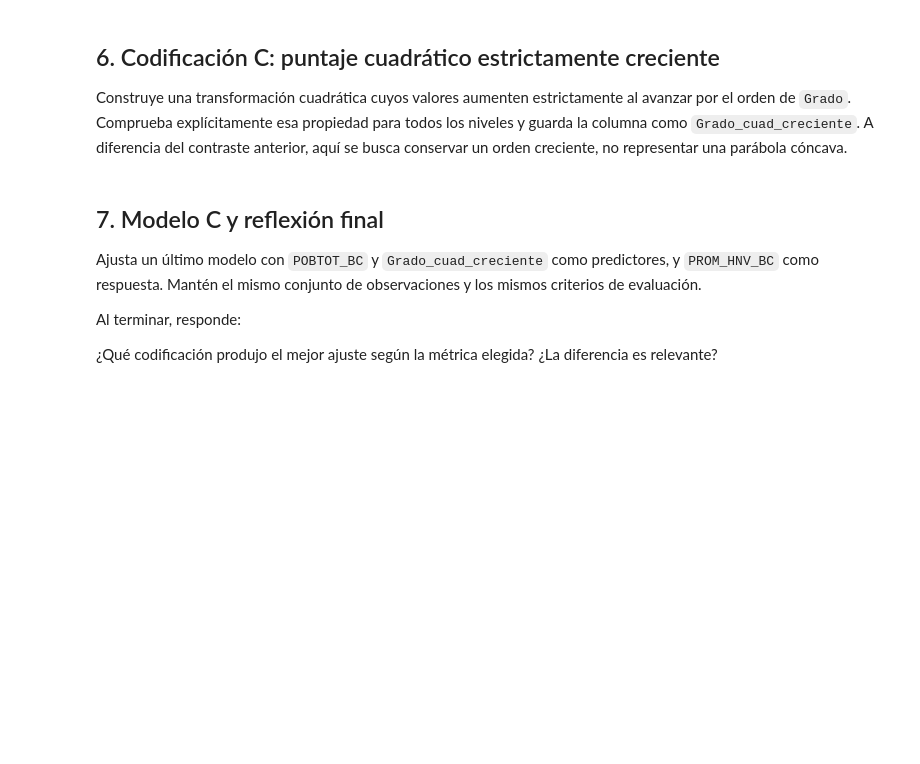
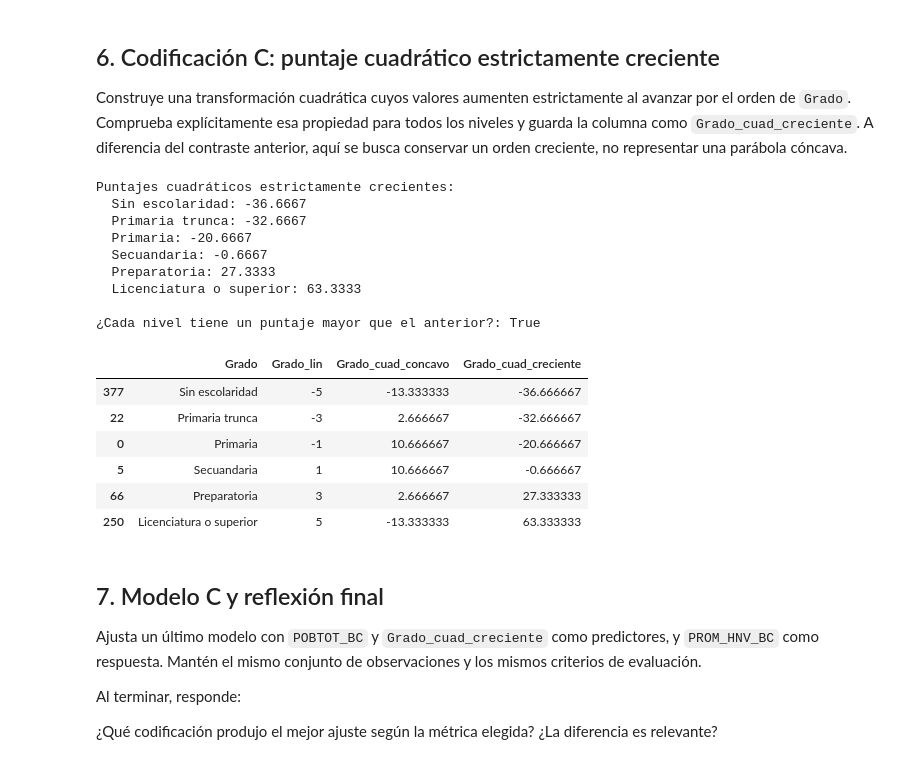
Before and after one commit to Santiago-CS/Procesamiento-de-datos, a Jupyter notebook: Modulo II/Actividad8_Codificacion_Variables_Categóricas_Ordinales.ipynb, the cells around one changed output. Saved outputs shown, nothing was run; the diff lists cells and outputs as text; code cells hidden in the pictures; blank space fills up the shorter version.

```diff
--- a/Modulo II/Actividad8_Codificacion_Variables_Categóricas_Ordinales.ipynb
+++ b/Modulo II/Actividad8_Codificacion_Variables_Categóricas_Ordinales.ipynb
@@ -83,3 +262,41 @@ Construye una transformación cuadrática cuyos valores aumenten estrictamente a
+# %%
+# Usando el polinomio cuadrático visto en 3.6 (a0 + a1*i + a2*i**2), elegimos a2 = 1 y a1 = 10
+# para que los valores aumenten estrictamente al avanzar por X_grado = [-5, -3, -1, 1, 3, 5]
+a2_crec = 1
+a1_crec = 10
+a0_crec = -a2_crec / n * np.sum([i**2 for i in X_grado])
+
+dic_grado_cuad_crec = {categorias: a0_crec + a1_crec * i + a2_crec * (i**2) for categorias, i in zip(orden_grado, X_grado)}
+puntajes_crec = [dic_grado_cuad_crec[cat] for cat in orden_grado]
+
+print("Puntajes cuadráticos estrictamente crecientes:")
+for cat, val in dic_grado_cuad_crec.items():
+    print(f"  {cat}: {val:.4f}")
+
+# Comprobamos explícitamente que cada nivel tenga un puntaje mayor que el anterior
+es_estrictamente_creciente = all(puntajes_crec[i] < puntajes_crec[i + 1] for i in range(len(puntajes_crec) - 1))
+print("\n¿Cada nivel tiene un puntaje mayor que el anterior?:", es_estrictamente_creciente)
+assert es_estrictamente_creciente
+
+df['Grado_cuad_creciente'] = df['Grado'].map(dic_grado_cuad_crec)
+df[['Grado', 'Grado_lin', 'Grado_cuad_concavo', 'Grado_cuad_creciente']].drop_duplicates().sort_values('Grado_lin')
+# %% [output]
+Puntajes cuadráticos estrictamente crecientes:
+  Sin escolaridad: -36.6667
+  Primaria trunca: -32.6667
+  Primaria: -20.6667
+  Secuandaria: -0.6667
+  Preparatoria: 27.3333
+  Licenciatura o superior: 63.3333
+
+¿Cada nivel tiene un puntaje mayor que el anterior?: True
+|  | Grado | Grado_lin | Grado_cuad_concavo | Grado_cuad_creciente |
+| 377 | Sin escolaridad | -5 | -13.333333 | -36.666667 |
+| 22 | Primaria trunca | -3 | 2.666667 | -32.666667 |
+| 0 | Primaria | -1 | 10.666667 | -20.666667 |
+| 5 | Secuandaria | 1 | 10.666667 | -0.666667 |
+| 66 | Preparatoria | 3 | 2.666667 | 27.333333 |
+| 250 | Licenciatura o superior | 5 | -13.333333 | 63.333333 |
 # %% [markdown]
 ## 7. Modelo C y reflexión final
 
```
Also changed, not shown: parts of 19 cells of this notebook.
